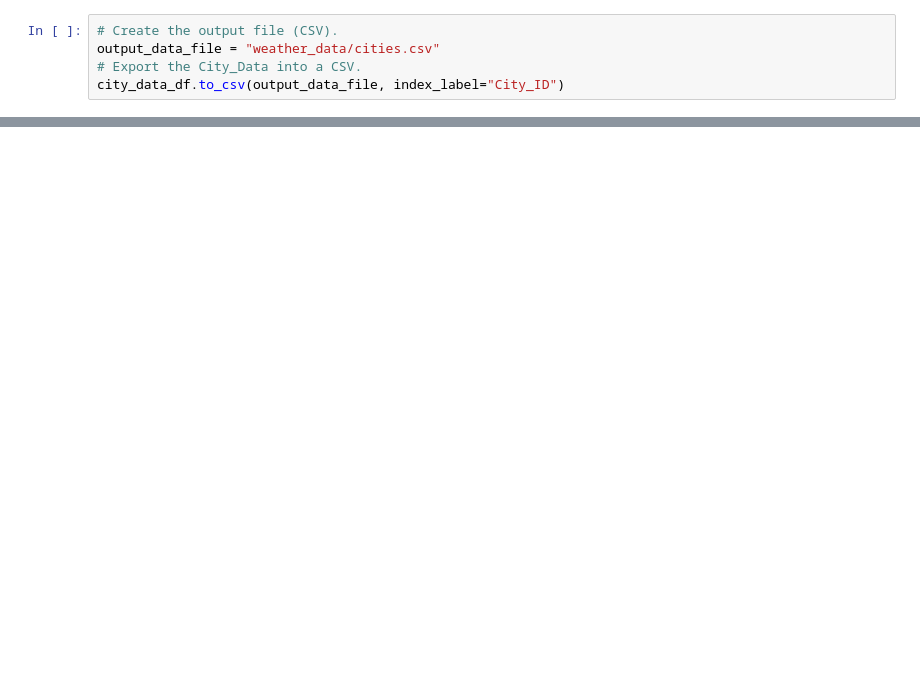
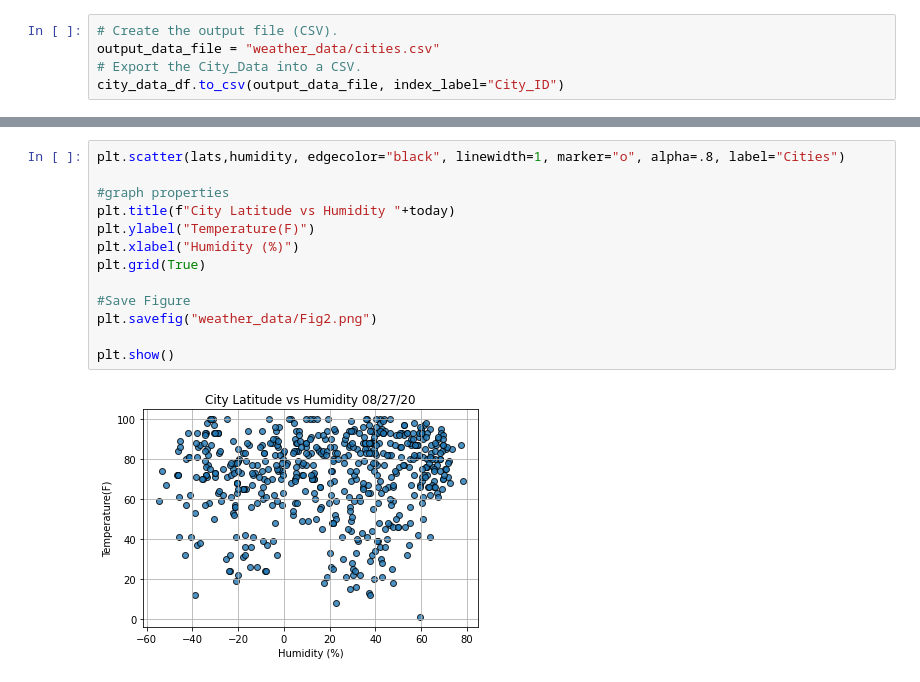
Before and after one commit to ramruph/World_Weather_Analysis, a Jupyter notebook: WeatherPy.ipynb, the cells around one changed output, grey strips where cells are left out. Drawn from its saved outputs; the diff is of its cells as text; blank space fills up the shorter version.

```diff
--- a/WeatherPy.ipynb
+++ b/WeatherPy.ipynb
@@ -145,0 +178,15 @@ city_data_df.to_csv(output_data_file, index_label="City_ID")
+# %%
+plt.scatter(lats,humidity, edgecolor="black", linewidth=1, marker="o", alpha=.8, label="Cities")
+
+#graph properties
+plt.title(f"City Latitude vs Humidity "+today)
+plt.ylabel("Temperature(F)")
+plt.xlabel("Humidity (%)")
+plt.grid(True)
+
+#Save Figure
+plt.savefig("weather_data/Fig2.png")
+
+plt.show()
+# %% [output]
+[figure, added]
```
Also changed, not shown: parts of 8 cells of this notebook.
